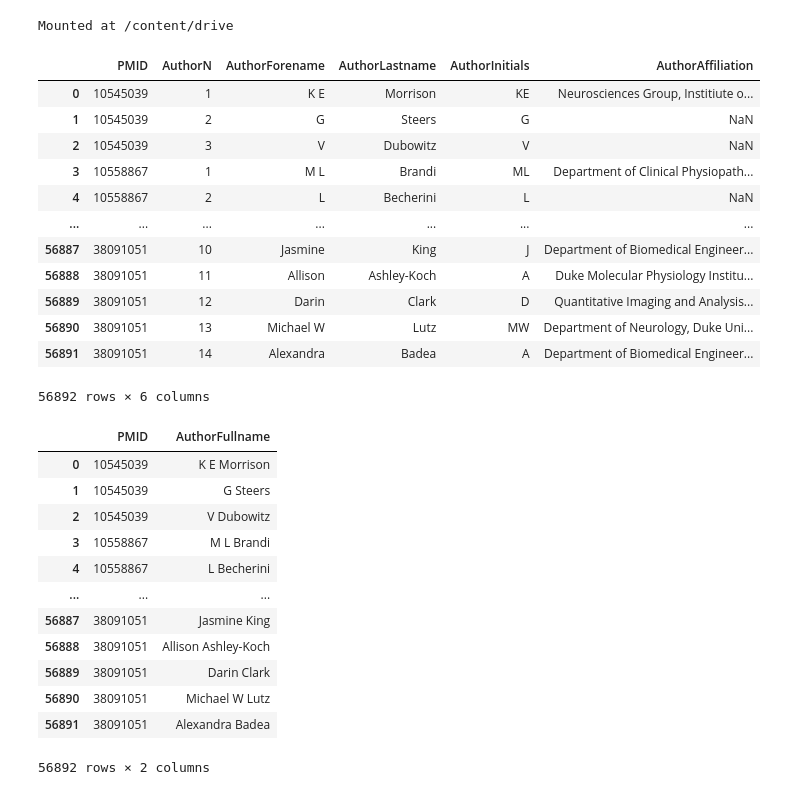
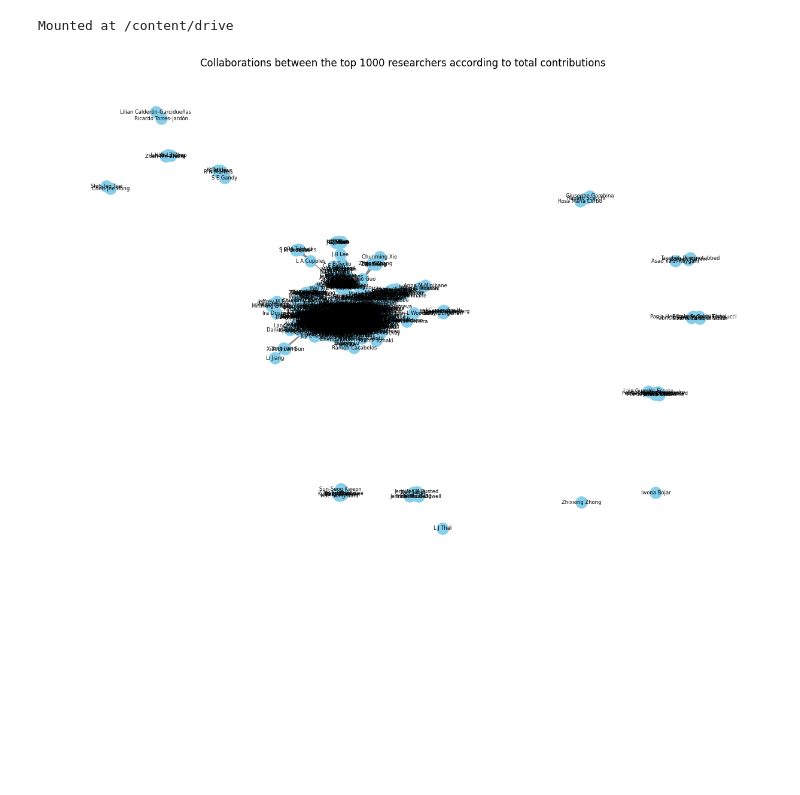
Before and after one commit to SeanWang5868/Gene_APOE, a Jupyter notebook: Network analysis.ipynb, the cells around one changed output. Cells and saved outputs as stored; diff of their text form; code cells hidden in the pictures; blank space fills up the shorter version.

```diff
--- a/Network analysis.ipynb
+++ b/Network analysis.ipynb
@@ -9,41 +9,50 @@ import pandas as pd
 articles = pd.read_csv("/content/drive/MyDrive/Colab Notebooks/Skills group project/Group 4/articles.APOE.csv")
 authors = pd.read_csv("/content/drive/MyDrive/Colab Notebooks/Skills group project/Group 4/authors.APOE.csv")
 paper_count = pd.read_csv("/content/drive/MyDrive/Colab Notebooks/Skills group project/Group 4/paper_counts.csv")
-# %%
-authors
-# %% [output]
-|  | PMID | AuthorN | AuthorForename | AuthorLastname | AuthorInitials | AuthorAffiliation |
-| 0 | 10545039 | 1 | K E | Morrison | KE | Neurosciences Group, Institiute o... |
-| 1 | 10545039 | 2 | G | Steers | G | NaN |
-| 2 | 10545039 | 3 | V | Dubowitz | V | NaN |
-| 3 | 10558867 | 1 | M L | Brandi | ML | Department of Clinical Physiopath... |
-| 4 | 10558867 | 2 | L | Becherini | L | NaN |
-| ... | ... | ... | ... | ... | ... | ... |
-| 56887 | 38091051 | 10 | Jasmine | King | J | Department of Biomedical Engineer... |
-| 56888 | 38091051 | 11 | Allison | Ashley-Koch | A | Duke Molecular Physiology Institu... |
-| 56889 | 38091051 | 12 | Darin | Clark | D | Quantitative Imaging and Analysis... |
-| 56890 | 38091051 | 13 | Michael W | Lutz | MW | Department of Neurology, Duke Uni... |
-| 56891 | 38091051 | 14 | Alexandra | Badea | A | Department of Biomedical Engineer... |
-56892 rows × 6 columns
 # %%
+#Merging the forename and last name to create a full name for the authors
 authors["AuthorFullname"] = authors["AuthorForename"] + " " + authors["AuthorLastname"]
+#Importing numpy and matplotlib modules
 import numpy as np
 import matplotlib.pyplot as plt
-
+#Creating a dataframe with PMID and full name columns only
 network_analysis = authors[["PMID", "AuthorFullname"]]
-network_analysis
-# %% [output]
-|  | PMID | AuthorFullname |
-| 0 | 10545039 | K E Morrison |
-| 1 | 10545039 | G Steers |
-| 2 | 10545039 | V Dubowitz |
-| 3 | 10558867 | M L Brandi |
-| 4 | 10558867 | L Becherini |
-| ... | ... | ... |
-| 56887 | 38091051 | Jasmine King |
-| 56888 | 38091051 | Allison Ashley-Koch |
-| 56889 | 38091051 | Darin Clark |
-| 56890 | 38091051 | Michael W Lutz |
-| 56891 | 38091051 | Alexandra Badea |
-56892 rows × 2 columns
+# %%
+#Performing network analysis on the top 1000 researchers according to number of collaborations
+#Just to show that there are clusters and competition when we look on a large scale
+#We only looked at 1000 to reduce computational time
+#Importing the networkx module
+import networkx as nx
+#Calculating the top 1000 authors according to occurrence in the dataset
+top_authors = network_analysis["AuthorFullname"].value_counts().nlargest(1000).index
+#Creating a dataframe with only the top 1000 authors in it for the network analysis
+df_top1000 = network_analysis[network_analysis["AuthorFullname"].isin(top_authors)]
+#Creating space for the graph
+G = nx.Graph()
+#Looping over the PMIDs
+for pmid, group in df_top1000.groupby('PMID'):
+    #Setting authors variable as the authors full name in the dataframe
+    authors = group['AuthorFullname'].tolist()
+    #Looping over each author
+    for author1 in authors:
+        #Considering relationship between 2 authors
+        for author2 in authors:
+            #Creating nodes depending on the relationships between the authors
+            if author1 != author2:
+              G.add_edge(author1, author2)
+            else:
+              G.add_node(author1)
+#Setting the layout of the network analysis
+pos = nx.spring_layout(G)
+#Creating a figure
+fig = plt.figure(figsize=(12, 8))
+#Performing the network analysis
+nx.draw(G, pos, with_labels=True, font_size=6, font_color='black',
+        node_size=200, node_color='skyblue', edge_color='grey', linewidths=0.5)
+#Setting a title for the plot
+plt.title('Collaborations between the top 1000 researchers according to total contributions')
+#Displaying the plot
+plt.show()
+# %% [output]
+[figure, added]
 # %%
```
Also changed, not shown: parts of 2 cells of this notebook.
